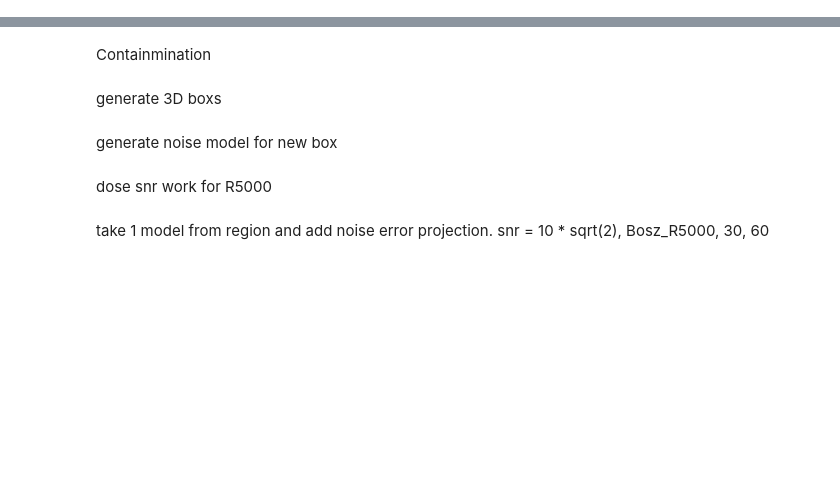
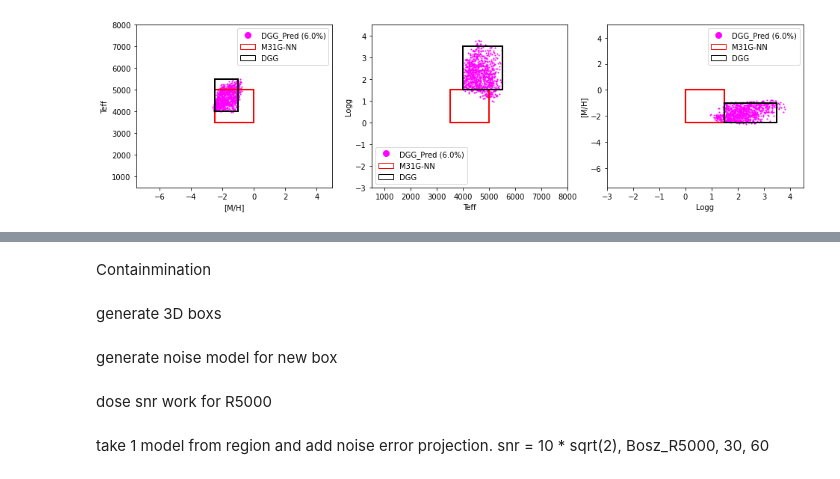
Before and after one commit to ViskaWei/LV, a Jupyter notebook: nb/dnn.ipynb, the cells around one changed output, grey strips where cells are left out. Drawn from its saved outputs; the diff is of its cells as text; code cells hidden in the pictures; blank space fills up the shorter version.

```diff
--- a/nb/dnn.ipynb
+++ b/nb/dnn.ipynb
@@ -24,3 +24,8 @@ Layers: [60, 64, 32, 16, 3]
 | EP 1000 |loss: 0.0001 | mean_: 0.0001 | val_l: 0.0001 | val_m: 0.0001 | lr: 0.0000 |
 Layers: [60, 64, 32, 16, 3]
 | EP 1000 |loss: 0.0002 | mean_: 0.0002 | val_l: 0.0002 | val_m: 0.0002 | lr: 0.0000 |
+# %%
+R0, R1 = "M", "G"
+ddp.plot_box_R0_R1(R0, R1, n_box=2, axs=None)
+# %% [output]
+[figure, added]
```
Also changed, not shown: parts of 15 cells of this notebook, 5 other files.
